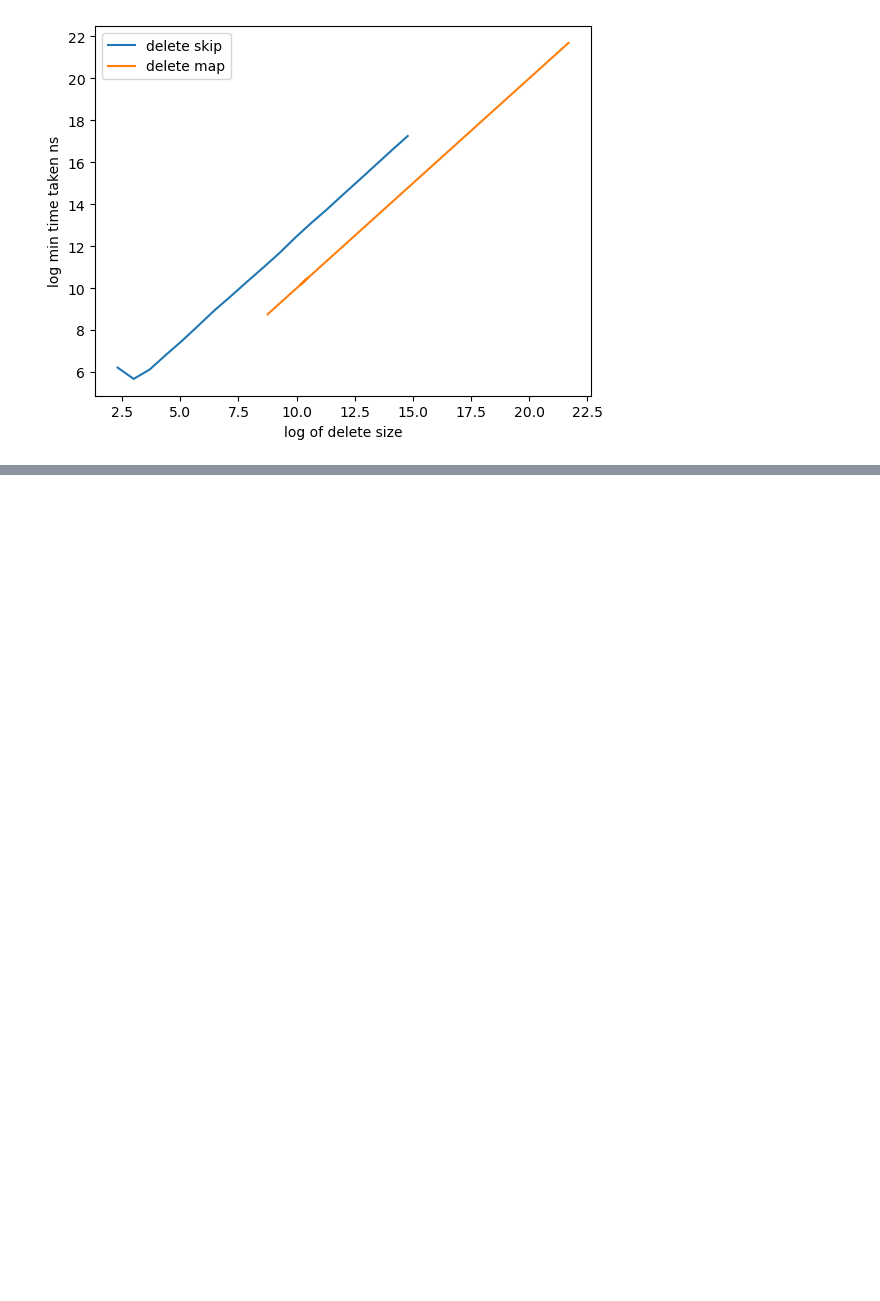
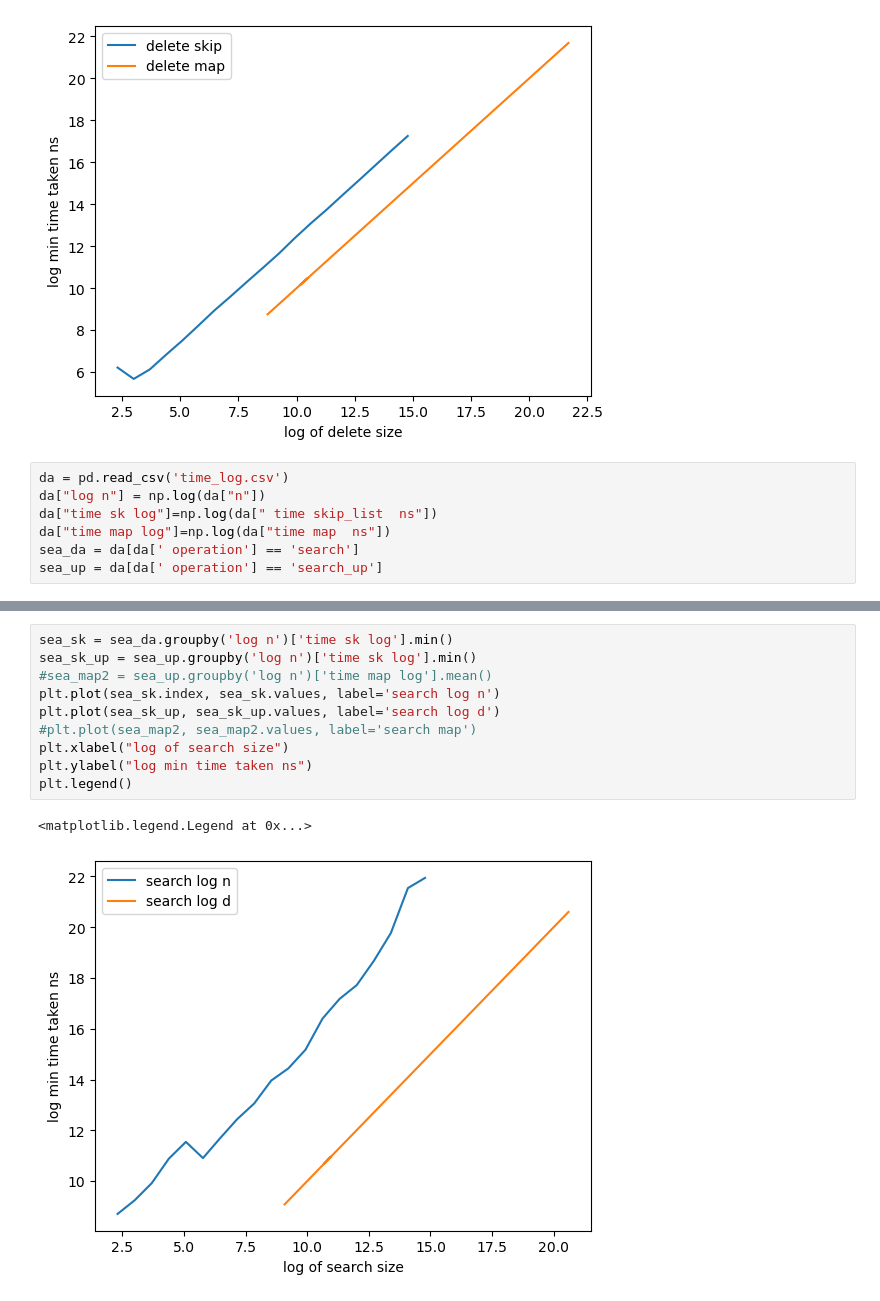
Before and after one commit to shin-fued/APAL_SKIPLIST, a Jupyter notebook: analysis_skip_list.ipynb, the cells around one changed output, grey strips where cells are left out. Saved outputs shown, nothing was run; the diff lists cells and outputs as text; blank space fills up the shorter version.

```diff
--- a/analysis_skip_list.ipynb
+++ b/analysis_skip_list.ipynb
@@ -87,3 +87,10 @@ plt.legend()
 # %% [output]
 <matplotlib.legend.Legend at 0x...>
 [figure]
+# %%
+da = pd.read_csv('time_log.csv')
+da["log n"] = np.log(da["n"])
+da["time sk log"]=np.log(da[" time skip_list  ns"])
+da["time map log"]=np.log(da["time map  ns"])
+sea_da = da[da[' operation'] == 'search']
+sea_up = da[da[' operation'] == 'search_up']
@@ -89,0 +113,13 @@ plt.legend()
+# %%
+sea_sk = sea_da.groupby('log n')['time sk log'].min()
+sea_sk_up = sea_up.groupby('log n')['time sk log'].min()
+#sea_map2 = sea_up.groupby('log n')['time map log'].mean()
+plt.plot(sea_sk.index, sea_sk.values, label='search log n')
+plt.plot(sea_sk_up, sea_sk_up.values, label='search log d')
+#plt.plot(sea_map2, sea_map2.values, label='search map')
+plt.xlabel("log of search size")
+plt.ylabel("log min time taken ns")
+plt.legend()
+# %% [output]
+<matplotlib.legend.Legend at 0x...>
+[figure, added]
```
Also changed, not shown: parts of 2 cells of this notebook.
